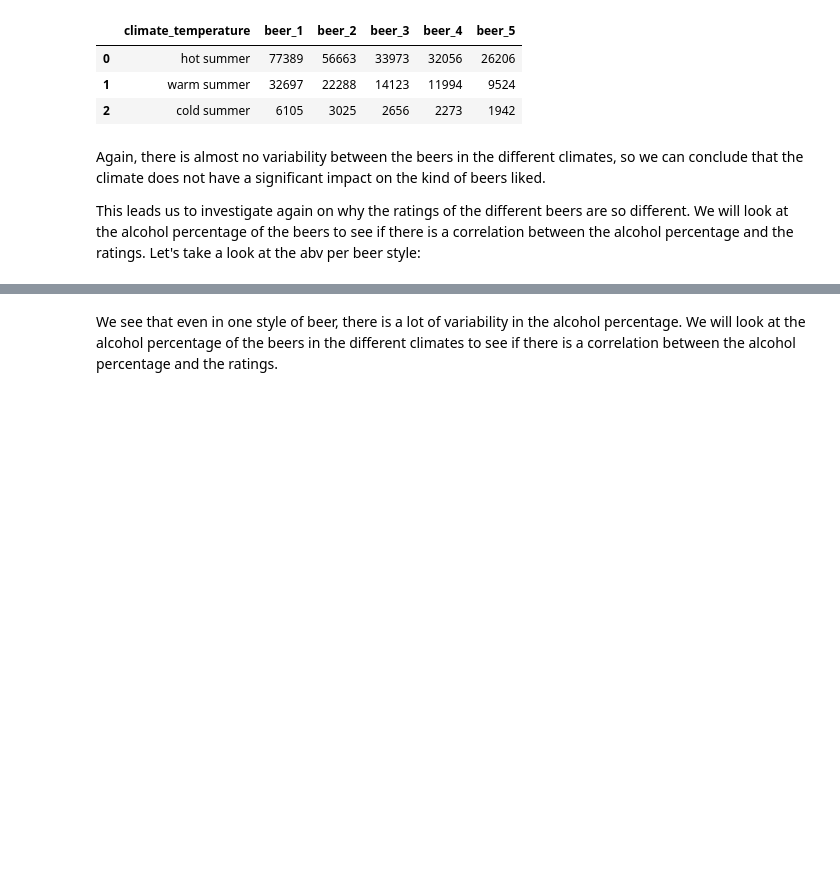
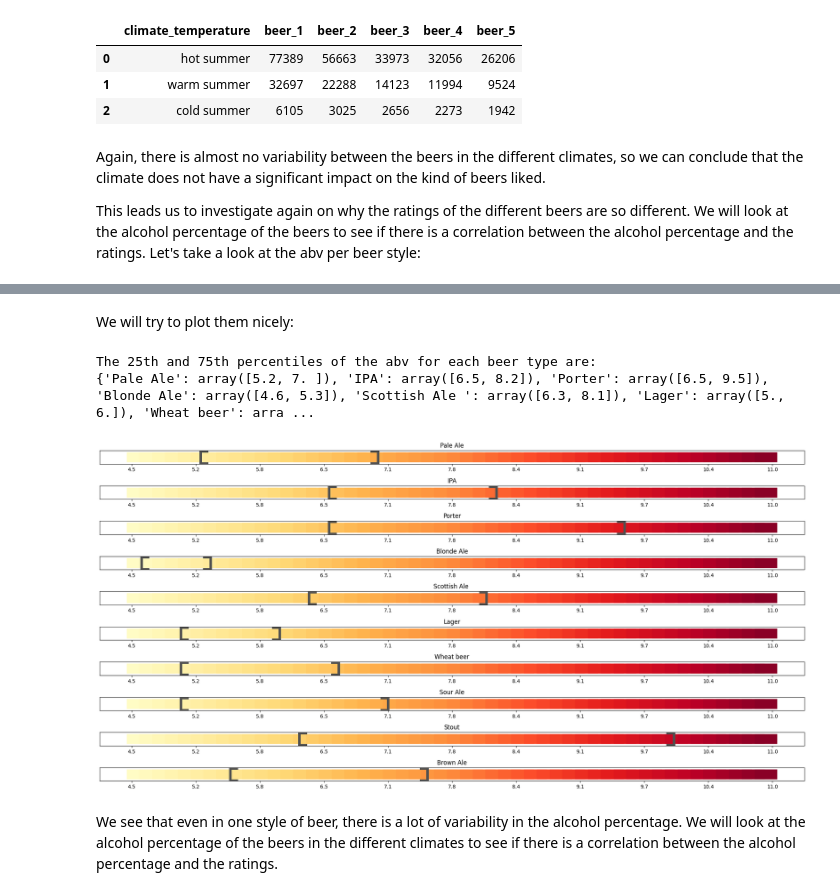
Before and after one commit to epfl-ada/ada-2023-project-riskybiscuits, a Jupyter notebook: styles_analysis.ipynb, the cells around one changed output, grey strips where cells are left out. Saved outputs shown, nothing was run; the diff lists cells and outputs as text; code cells hidden in the pictures; blank space fills up the shorter version.

```diff
--- a/styles_analysis.ipynb
+++ b/styles_analysis.ipynb
@@ -699,2 +803,61 @@ plt.show()
+# %% [markdown]
+We will try to plot them nicely:
+# %%
+# For each beer type, find the 25th and 75th percentile of the abv
+abv_percentiles_per_beer_type = {}
+for beer_type in general_beer_types:
+    abv_percentiles_per_beer_type[beer_type] = us_abv_ratings[
+        us_abv_ratings["general_style"] == beer_type
+    ]["abv"].quantile([0.25, 0.75]).values
+
+print("The 25th and 75th percentiles of the abv for each beer type are:")
+print(abv_percentiles_per_beer_type)
+# %% [output]
+The 25th and 75th percentiles of the abv for each beer type are:
+{'Pale Ale': array([5.2, 7. ]), 'IPA': array([6.5, 8.2]), 'Porter': array([6.5, 9.5]), 'Blonde Ale': array([4.6, 5.3]), 'Scottish Ale ': array([6.3, 8.1]), 'Lager': array([5., 6.]), 'Wheat beer': arra ...
+# %%
+# For each beer type, plot a color line where the min and max limits are the 5th and 95th percentiles of the abv for all beers
+# then plot square brackets at the 25th and 75th percentiles of the abv for each beer type
+
+fig, ax = plt.subplots(len(general_beer_types), figsize=(20, 10))
+
+min_abv = quantile_5
+max_abv = quantile_95
+
+slope_abv_to_x = 1 / (max_abv - min_abv)
+intercept_abv_to_x = - min_abv / (max_abv - min_abv)
+
+
+for i, beer_type in enumerate(general_beer_types):
+
+
+    N = 50
+    base_colors = sns.color_palette("YlOrRd", N)
+
+    for j in range(N):
+        ax[i].plot([j/N, (j+1)/N], [0, 0], lw=20, c=base_colors[j])
+
+    # Plot brackets at each end
+    x_25th = slope_abv_to_x * abv_percentiles_per_beer_type[beer_type][0] + intercept_abv_to_x
+    x_75th = slope_abv_to_x * abv_percentiles_per_beer_type[beer_type][1] + intercept_abv_to_x
+
+    line_color = "#505050"
+    ax[i].plot([x_25th, x_25th], [-0.5, 0.5], lw=5, c=line_color)
+    ax[i].plot([x_25th, x_25th+0.01], [-0.5, -0.5], lw=5, c=line_color)
+    ax[i].plot([x_25th, x_25th+0.01], [0.5, 0.5], lw=5, c=line_color)
+
+    ax[i].plot([x_75th, x_75th], [-0.5, 0.5], lw=5, c=line_color)
+    ax[i].plot([x_75th-0.01, x_75th], [-0.5, -0.5], lw=5, c=line_color)
+    ax[i].plot([x_75th-0.01, x_75th], [0.5, 0.5],lw=5, c=line_color)
+
+    ax[i].set_title(beer_type)
+    ax[i].set_yticks([])
+    ax[i].set_xticks(np.arange(0, 1.1, 0.1))
+    ax[i].set_xticklabels(np.arange(min_abv, max_abv+((max_abv-min_abv)/10).round(1), (max_abv-min_abv)/10).round(1))
+
+plt.tight_layout()
+plt.show()
+# %% [output]
+[figure, added]
 # %% [markdown]
 We see that even in one style of beer, there is a lot of variability in the alcohol percentage. We will look at the alcohol percentage of the beers in the different climates to see if there is a correlation between the alcohol percentage and the ratings.
```
Also changed, not shown: parts of 8 cells of this notebook.
